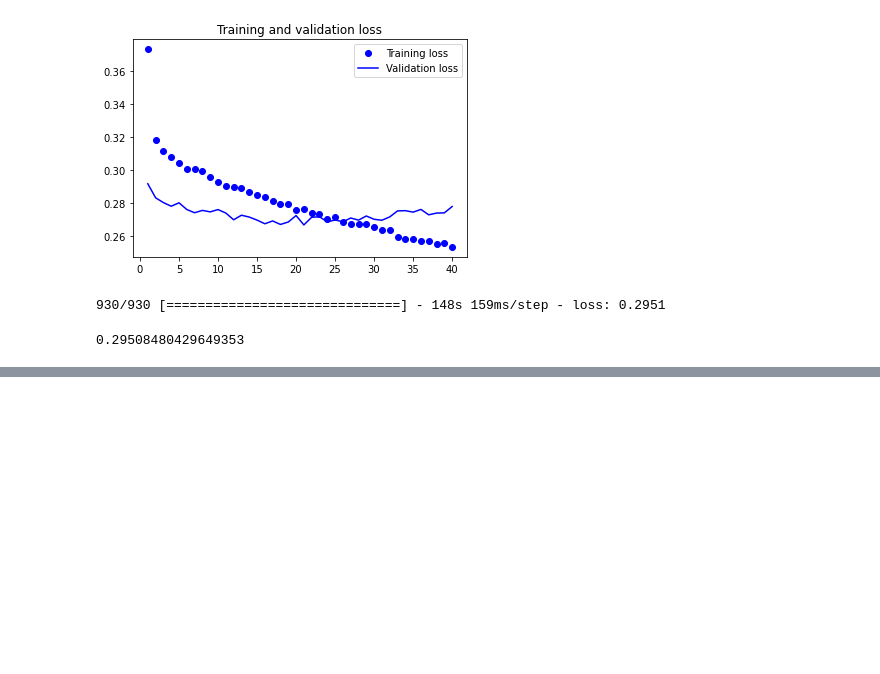
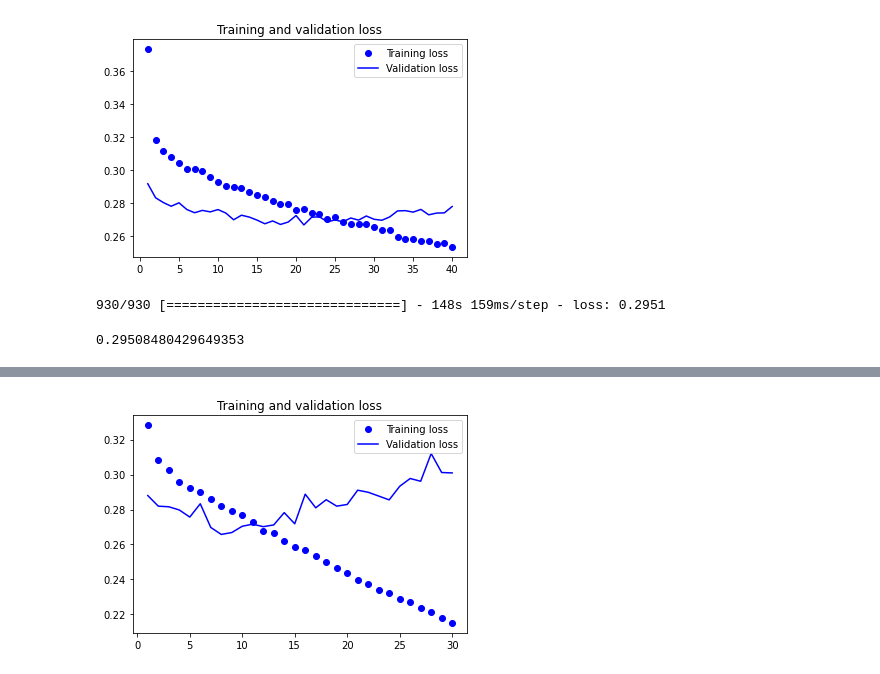
Before and after one commit to KimHS0915/keras-deep-learning-with-python, a Jupyter notebook: 06/jena-climate-going-even-further-5.ipynb, the cells around one changed output, grey strips where cells are left out. Saved outputs shown, nothing was run; the diff lists cells and outputs as text; code cells hidden in the pictures; blank space fills up the shorter version.

Commit message:
Model train and eval

```diff
--- a/06/jena-climate-going-even-further-5.ipynb
+++ b/06/jena-climate-going-even-further-5.ipynb
@@ -139,3 +139,24 @@ model.evaluate(test_gen, steps=test_steps)
 # %% [output]
 930/930 [==============================] - 148s 159ms/step - loss: 0.2951
 0.29508480429649353
+# %%
+from tensorflow.keras.models import Sequential
+from tensorflow.keras import layers, optimizers
+from tensorflow.keras.optimizers import RMSprop
+
+model = Sequential()
+model.add(layers.GRU(32,
+                     dropout=0.1,
+                     recurrent_dropout=0.5,
+                     return_sequences=True,
+                     input_shape=(None, float_data.shape[-1])))
+model.add(layers.GRU(128,
+                     activation='relu',
+                     dropout=0.1,
+                     recurrent_dropout=0.5))
+model.add(layers.Dense(64, activation='relu'))
+model.add(layers.Dense(1))
+
+model.compile(optimizer=optimizers.RMSprop(learning_rate=0.0003), loss='mae')
+history = model.fit(train_gen, steps_per_epoch=500, epochs=30,
+                    validation_data=val_gen, validation_steps=val_steps)
@@ -141,0 +181,4 @@ model.evaluate(test_gen, steps=test_steps)
+# %%
+plot_loss(history)
+# %% [output]
+[figure, added]
```
Also changed, not shown: parts of 2 cells of this notebook, 1 other file.
